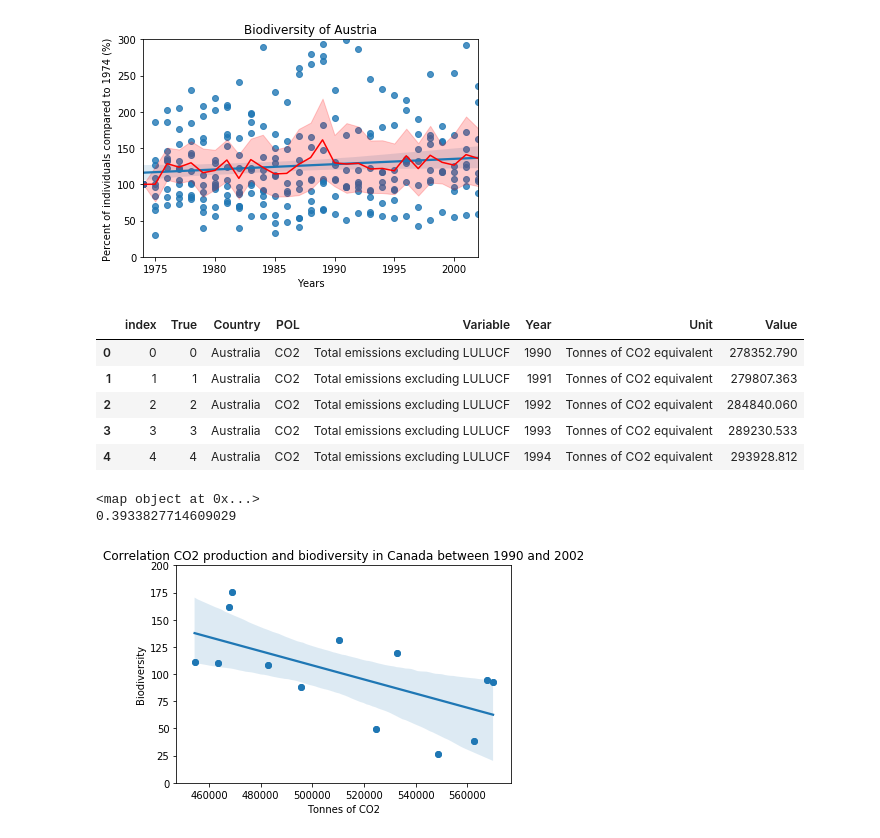
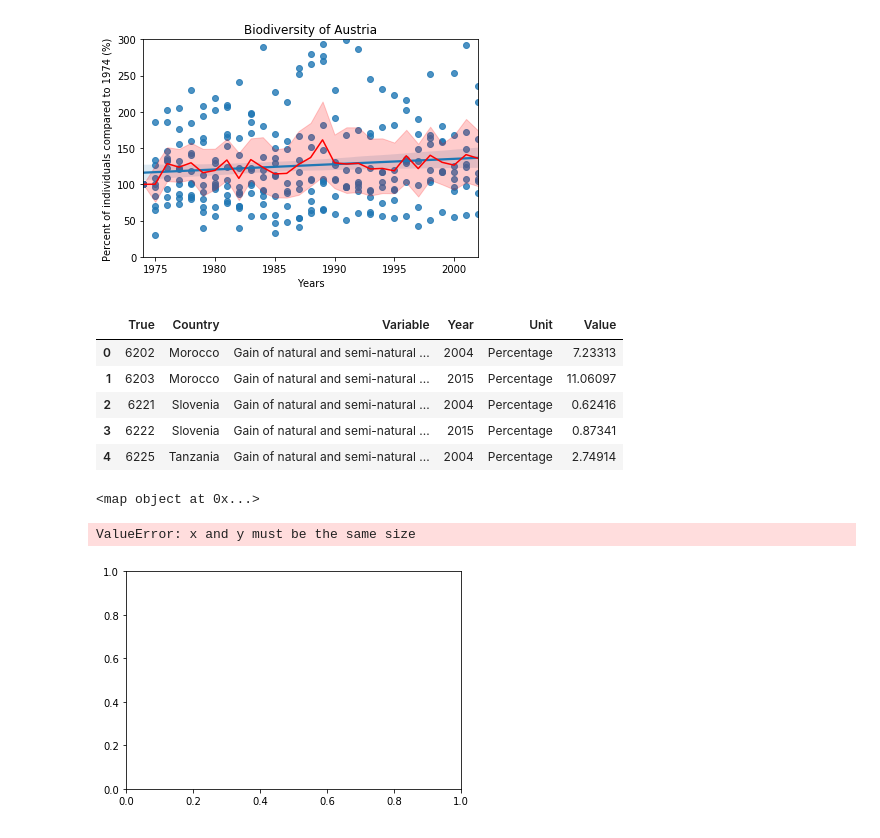
Before and after one commit to Sam-Marshall/ecosystems_energy, a Jupyter notebook: BaseCode/Biodiversityanalysis.ipynb, the cells around one changed output. Drawn from its saved outputs; the diff is of its cells as text; code cells hidden in the pictures.

```diff
--- a/BaseCode/Biodiversityanalysis.ipynb
+++ b/BaseCode/Biodiversityanalysis.ipynb
@@ -335,50 +402,50 @@ print(slope)
 # %%
 #correlation with CO2
 
-CO2 = pd.read_csv("../Data/clean_gainofland.csv")
+CO2_file = pd.read_csv("../Data/clean_gainofland.csv")
 CO2_df = pd.DataFrame(CO2_file)
 # %%
 CO2_df.head()
 # %% [output]
-|  | index | True | Country | POL | Variable | Year | Unit | Value |
-| 0 | 0 | 0 | Australia | CO2 | Total emissions excluding LULUCF | 1990 | Tonnes of CO2 equivalent | 278352.790 |
-| 1 | 1 | 1 | Australia | CO2 | Total emissions excluding LULUCF | 1991 | Tonnes of CO2 equivalent | 279807.363 |
-| 2 | 2 | 2 | Australia | CO2 | Total emissions excluding LULUCF | 1992 | Tonnes of CO2 equivalent | 284840.060 |
-| 3 | 3 | 3 | Australia | CO2 | Total emissions excluding LULUCF | 1993 | Tonnes of CO2 equivalent | 289230.533 |
-| 4 | 4 | 4 | Australia | CO2 | Total emissions excluding LULUCF | 1994 | Tonnes of CO2 equivalent | 293928.812 |
+|  | True | Country | Variable | Year | Unit | Value |
+| 0 | 6202 | Morocco | Gain of natural and semi-natural ... | 2004 | Percentage | 7.23313 |
+| 1 | 6203 | Morocco | Gain of natural and semi-natural ... | 2015 | Percentage | 11.06097 |
+| 2 | 6221 | Slovenia | Gain of natural and semi-natural ... | 2004 | Percentage | 0.62416 |
+| 3 | 6222 | Slovenia | Gain of natural and semi-natural ... | 2015 | Percentage | 0.87341 |
+| 4 | 6225 | Tanzania | Gain of natural and semi-natural ... | 2004 | Percentage | 2.74914 |
 # %%
 c = np.arange(1990,2002,1)
 c = c.tolist()
 c = map(str,c)
 print(c)
 
 #gain_df.reset_index(inplace=True)
 
 CanadaCO2 = CO2_df[(CO2_df.Country == 'Canada')]
 
-Canada2 = Canada.groupby('variable')['value'].mean()
+Canada2 = Canada.groupby(['variable'])['value'].mean()
 
 Canada2 = pd.DataFrame(Canada2)
 Canada2.reset_index(inplace=True)
 Canada2 = Canada2[(Canada2.variable >= 1990) & (Canada2.variable <= 2002)]
 
 CanadaCO2 = pd.DataFrame(CanadaCO2)
 CanadaCO2.reset_index(inplace=True)
 CanadaCO2 = CanadaCO2[(CanadaCO2.Year >= 1990) & (CanadaCO2.Year <= 2002)]
 
 plt.scatter(x=CanadaCO2['Value'],y=Canada2['value'])
 sns.regplot(x=CanadaCO2['Value'],y=Canada2['value'],order=1, truncate=True)
 plt.xlabel("Tonnes of CO2")
 plt.ylabel("Biodiversity")
 plt.title("Correlation CO2 production and biodiversity in Canada between 1990 and 2002")
 plt.ylim(0,200)
 
 Canadaslope, Canadaintercept,Canadar_value, Canadap_value, std_err = linregress(x=CanadaCO2['Value'],y=Canada2['value'])
 fit = slope * CanadaCO2['Value'] + intercept
 Canadar_squared = Canadar_value ** 2
 
 print(Canadar_squared)
 # %% [output]
 <map object at 0x...>
-0.3933827714609029
+ValueError: x and y must be the same size
-[figure, old version]
+[figure, new version]
```
Also changed, not shown: parts of 8 cells of this notebook.
